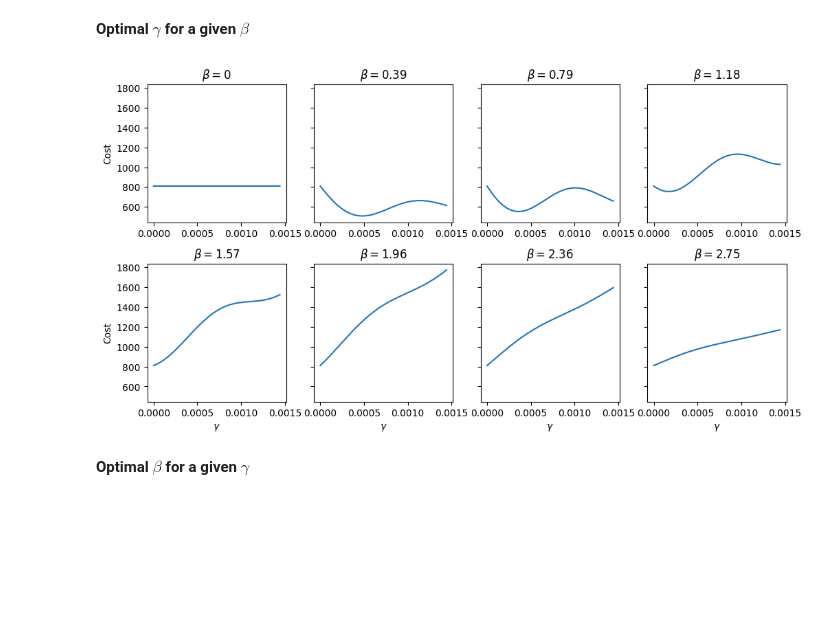
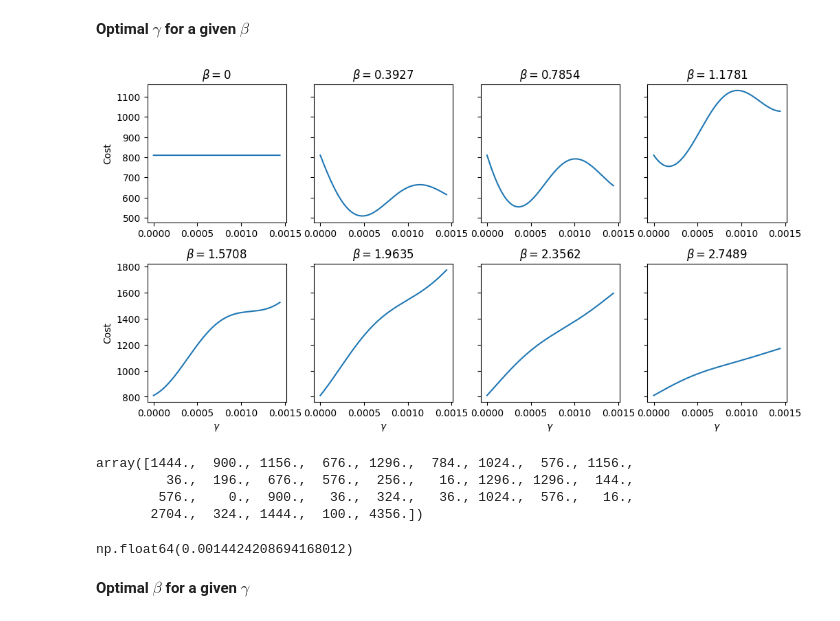
Before and after one commit to fpllcr/master-thesis, a Jupyter notebook: qaoa_factorization/notebooks/analysis.ipynb, the cells around one changed output. Drawn from its saved outputs; the diff is of its cells as text; code cells hidden in the pictures; blank space fills up the shorter version.

```diff
--- a/qaoa_factorization/notebooks/analysis.ipynb
+++ b/qaoa_factorization/notebooks/analysis.ipynb
@@ -144,26 +179,26 @@ print(max_gamma)
 # %%
 gammas = np.linspace(0, max_gamma, 10000)
 betas = [0, np.pi/8, 2*np.pi/8, 3*np.pi/8, 4*np.pi/8, 5*np.pi/8, 6*np.pi/8, 7*np.pi/8]
 
-fig, axs = plt.subplots(2, 4, figsize=(12,6), sharey=True, sharex=False)
+fig, axs = plt.subplots(2, 4, figsize=(12,6), sharey='row', sharex=False)
 axs = axs.flatten()
 fig.subplots_adjust(hspace=0.3)
 
 for i, beta in enumerate(betas):
     cost = []
 
     for gamma in gammas:
         res = solver._compute_cost([gamma, beta])
         cost.append(res)
 
     df = pd.DataFrame({'gamma': gammas, 'cost': cost})
 
 
     axs[i].plot('gamma', 'cost', data=df)
-    axs[i].set_title(f'$\\beta = {round(beta, 2)}$')
+    axs[i].set_title(f'$\\beta = {round(beta, 4)}$')
     if i in [0,4]:
         axs[i].set_ylabel('Cost')
     if i > 3:
         axs[i].set_xlabel('$\\gamma$')
 # %% [output]
-[figure, old version]
+[figure, new version]
@@ -170,3 +207,14 @@ for i, beta in enumerate(betas):
+# %%
+solver.Ec
+# %% [output]
+array([1444.,  900., 1156.,  676., 1296.,  784., 1024.,  576., 1156.,
+         36.,  196.,  676.,  576.,  256.,   16., 1296., 1296.,  144.,
+        576.,    0.,  900.,   36.,  324.,   36., 1024.,  576.,   16.,
+       2704.,  324., 1444.,  100., 4356.])
+# %%
+solver.max_gamma
+# %% [output]
+np.float64(0.0014424208694168012)
 # %% [markdown]
 **Optimal $\beta$ for a given $\gamma$**
 # %%
```
Also changed, not shown: parts of 9 cells of this notebook, 3 other files.
